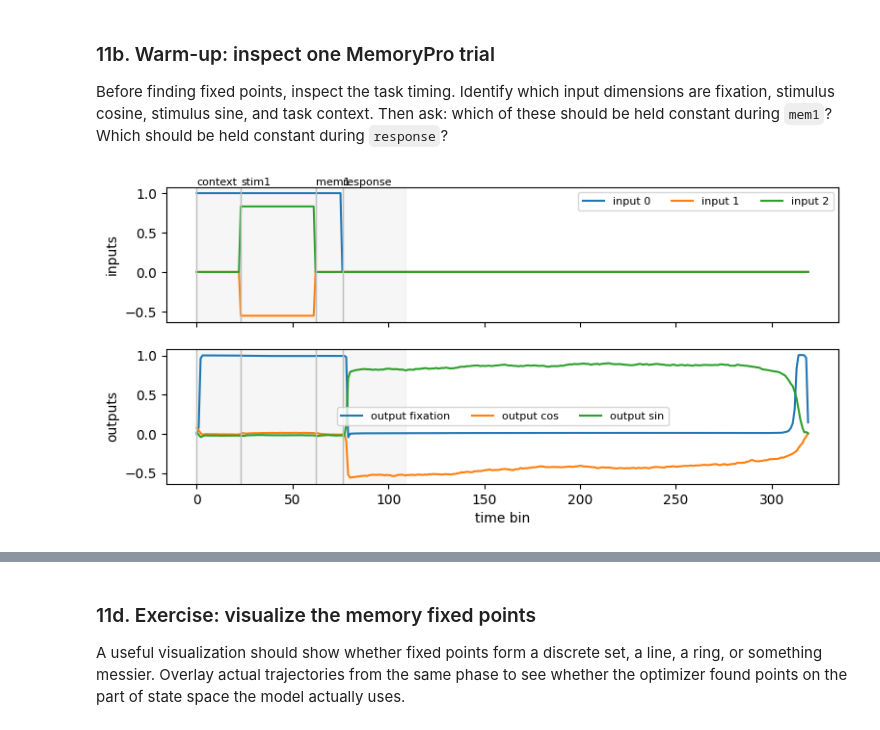
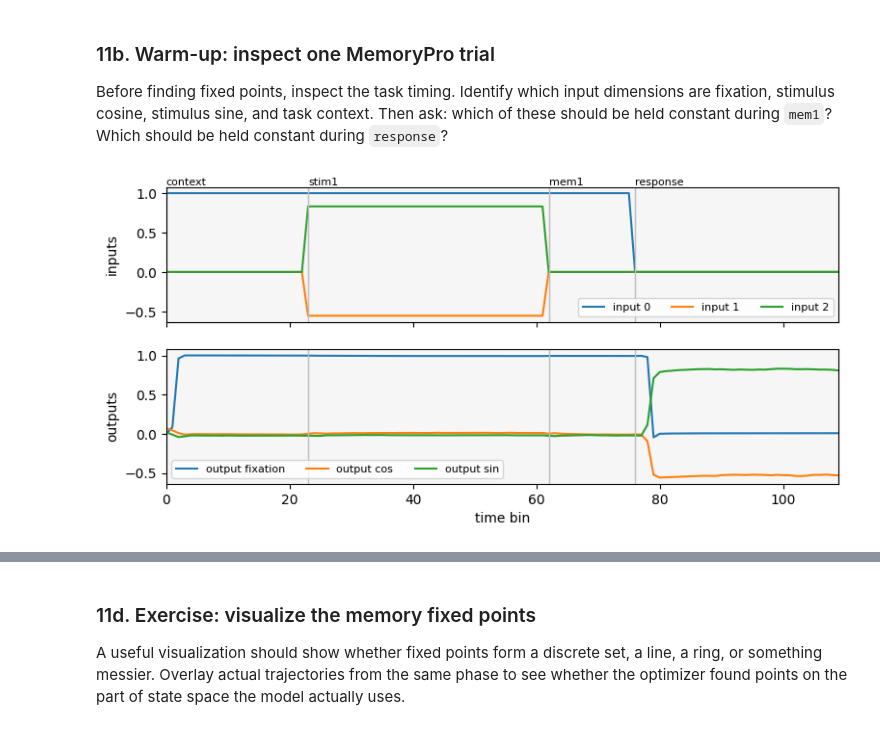
Before and after one commit to snel-repo/ComputationThroughDynamicsToolkit, a Jupyter notebook: examples/CtDToolkit_Walkthrough.ipynb, the cells around one changed output, grey strips where cells are left out. Drawn from its saved outputs; the diff is of its cells as text; code cells hidden in the pictures.

```diff
--- a/examples/CtDToolkit_Walkthrough.ipynb
+++ b/examples/CtDToolkit_Walkthrough.ipynb
@@ -893,31 +921,34 @@ these should be held constant during `mem1`? Which should be held constant durin
 # %%
 trial_idx = 0
 fig, axes = plt.subplots(2, 1, figsize=(9, 4), sharex=True)
 
 axes[0].plot(true_inputs[trial_idx, :, 0], label="input 0")
 axes[0].plot(true_inputs[trial_idx, :, 1], label="input 1")
 axes[0].plot(true_inputs[trial_idx, :, 2], label="input 2")
 axes[1].plot(out[trial_idx, :, 0], label="output fixation")
 axes[1].plot(out[trial_idx, :, 1], label="output cos")
 axes[1].plot(out[trial_idx, :, 2], label="output sin")
 ind_end = phase_task[trial_idx]["response"][1]
 
 for phase_name, (s, e) in phase_task[trial_idx].items():
     for ax in axes:
         ax.axvspan(s, e, color="0.9", alpha=0.35)
         ax.axvline(s, color="0.75", lw=1)
     axes[0].text(s, axes[0].get_ylim()[1], phase_name, fontsize=8, va="bottom")
 
 axes[0].set_ylabel("inputs")
 axes[1].set_ylabel("outputs")
 axes[1].set_xlabel("time bin")
 axes[0].legend(fontsize=8, ncol=3)
 axes[1].legend(fontsize=8, ncol=3)
+axes[0].set_xlim(0, ind_end)
+axes[1].set_xlim(0, ind_end)
+
 plt.show()
 
 # TODO: Write down which phase you want to analyze first and why.
 # %% [output]
-[figure, old version]
+[figure, new version]
 # %% [markdown]
 ### 11c. Exercise: find memory-period fixed points
 
```
Also changed, not shown: parts of 6 cells of this notebook, 3 other files.
